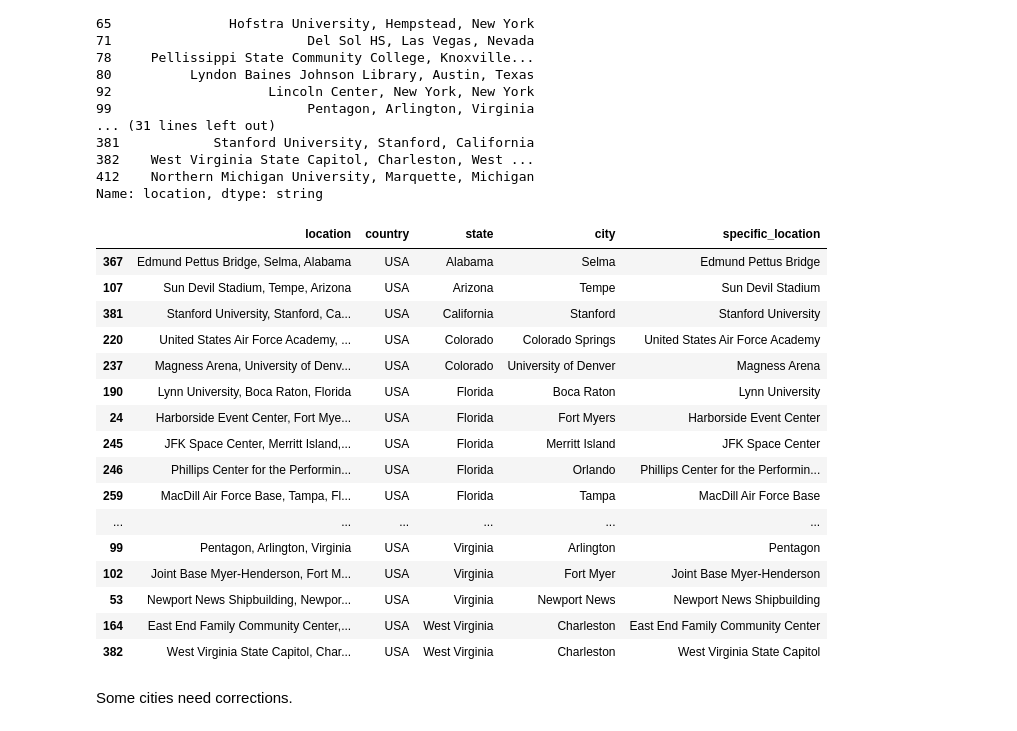
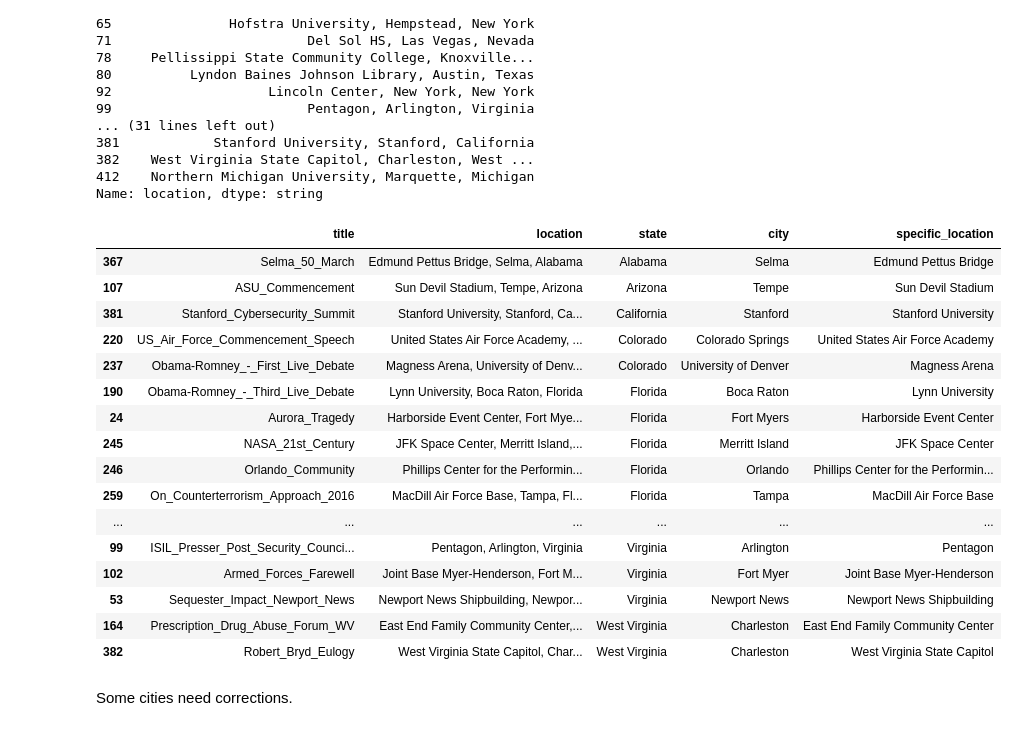
Before and after one commit to jfsalcedo10/mda-kuwait, a Jupyter notebook: notebooks/clean-up-speeches-csv.ipynb, the cells around one changed output. Drawn from its saved outputs; the diff is of its cells as text; code cells hidden in the pictures.

```diff
--- a/notebooks/clean-up-speeches-csv.ipynb
+++ b/notebooks/clean-up-speeches-csv.ipynb
@@ -168,5 +169,5 @@ Change `Washington, D.C.` to `Washington D.C.`.
 # %%
-df['location'] = df.location.str.replace("Washington, D.C.|Washington, DC", repl="Washington D.C.", flags=re.I, regex=True)
+df['location'] = df.location.str.replace("Washington, D.?C.?", repl="Washington D.C.", flags=re.I, regex=True)
 # %% [markdown]
 If `country=='USA'`: We assume the last substring to be the state, the second to last the city and everything before that a more specific locations.
 
@@ -287,0 +311,18 @@ Some cities need corrections.
+# %%
+need_corrections = ['Mayors_Conference_2015','White_House_Correspondents_Dinner_First','Beau_Biden_Eulogy',
+                   'Gun_Violence_Denver','Second_Presidential_Election_Victory_Speech','Joplin_Tornado_Victims_Memorial',
+                   'American_Legion_Conference','Iraq_War_Camp_Lejeune','Martin_Dempsey_Retirement']
+
+states = ['California', 'no_state', 'Delaware', 'Colorado', 'Illinois', 'Missouri', 'Minnesota', 'North Carolina',
+          'Virginia']
+cities = ['San Francisco', 'Washington D.C.', 'Wilmington', 'Denver', 'Chicago', 'Joplin', 'Minneapolis', 'Jacksonville',
+          'Arlington']
+locations = ['Hilton San Francisco Union Square Hotel', 'Washington Hilton Hotel', 'St. Anthony of Padua Church',
+             'Denver Police Academy', 'McCormick Place', 'Missouri Southern University', 'Minneapolis Convention Center',
+             'Camp Lejeune', 'Joint Base Myer-Henderson Hall']
+
+df.loc[df.title.isin(need_corrections), 'state'] = states
+df.loc[df.title.isin(need_corrections), 'city'] = cities
+df.loc[df.title.isin(need_corrections), 'specific_location'] = locations
+df.loc[df.title.isin(need_corrections), ['location','state','city','specific_location']].sort_values(
+    by= ['state','city','specific_location'])
@@ -293,11 +345,11 @@ print(df.loc[select, 'location'])
 
 states = df.loc[select, 'location'].str.extract(r".+?,.+?, *(.+)", flags=re.I)
 cities = df.loc[select, 'location'].str.extract(r".+?, *(.+?),.+", flags=re.I)
-specific_locs = df.loc[select, 'location'].str.extract(r" *(.+?),.+?,.+", flags=re.I)
+locations = df.loc[select, 'location'].str.extract(r" *(.+?),.+?,.+", flags=re.I)
 
 df.loc[select, 'state']  = states.values
 df.loc[select, 'city']  = cities.values
-df.loc[select, 'specific_location'] = specific_locs.values
+df.loc[select, 'specific_location'] = locations.values
 # %% [output]
 0      Sheraton New York Hotel and Towers, New York, ...
 24          Harborside Event Center, Fort Myers, Florida
@@ -317,25 +369,25 @@ df.loc[select, 'specific_location'] = specific_locs.values
 412    Northern Michigan University, Marquette, Michigan
 Name: location, dtype: string
 # %%
-df.loc[select, ['location','country','state','city','specific_location']].sort_values(
+df.loc[select, ['title','location','state','city','specific_location']].sort_values(
     by= ['state','city','specific_location'])
 # %% [output]
-|  | location | country | state | city | specific_location |
-| 367 | Edmund Pettus Bridge, Selma, Alabama | USA | Alabama | Selma | Edmund Pettus Bridge |
-| 107 | Sun Devil Stadium, Tempe, Arizona | USA | Arizona | Tempe | Sun Devil Stadium |
-| 381 | Stanford University, Stanford, Ca... | USA | California | Stanford | Stanford University |
-| 220 | United States Air Force Academy, ... | USA | Colorado | Colorado Springs | United States Air Force Academy |
-| 237 | Magness Arena, University of Denv... | USA | Colorado | University of Denver | Magness Arena |
-| 190 | Lynn University, Boca Raton, Florida | USA | Florida | Boca Raton | Lynn University |
-| 24 | Harborside Event Center, Fort Mye... | USA | Florida | Fort Myers | Harborside Event Center |
-| 245 | JFK Space Center, Merritt Island,... | USA | Florida | Merritt Island | JFK Space Center |
-| 246 | Phillips Center for the Performin... | USA | Florida | Orlando | Phillips Center for the Performin... |
-| 259 | MacDill Air Force Base, Tampa, Fl... | USA | Florida | Tampa | MacDill Air Force Base |
+|  | title | location | state | city | specific_location |
+| 367 | Selma_50_March | Edmund Pettus Bridge, Selma, Alabama | Alabama | Selma | Edmund Pettus Bridge |
+| 107 | ASU_Commencement | Sun Devil Stadium, Tempe, Arizona | Arizona | Tempe | Sun Devil Stadium |
+| 381 | Stanford_Cybersecurity_Summit | Stanford University, Stanford, Ca... | California | Stanford | Stanford University |
+| 220 | US_Air_Force_Commencement_Speech | United States Air Force Academy, ... | Colorado | Colorado Springs | United States Air Force Academy |
+| 237 | Obama-Romney_-_First_Live_Debate | Magness Arena, University of Denv... | Colorado | University of Denver | Magness Arena |
+| 190 | Obama-Romney_-_Third_Live_Debate | Lynn University, Boca Raton, Florida | Florida | Boca Raton | Lynn University |
+| 24 | Aurora_Tragedy | Harborside Event Center, Fort Mye... | Florida | Fort Myers | Harborside Event Center |
+| 245 | NASA_21st_Century | JFK Space Center, Merritt Island,... | Florida | Merritt Island | JFK Space Center |
+| 246 | Orlando_Community | Phillips Center for the Performin... | Florida | Orlando | Phillips Center for the Performin... |
+| 259 | On_Counterterrorism_Approach_2016 | MacDill Air Force Base, Tampa, Fl... | Florida | Tampa | MacDill Air Force Base |
 | ... | ... | ... | ... | ... | ... |
-| 99 | Pentagon, Arlington, Virginia | USA | Virginia | Arlington | Pentagon |
-| 102 | Joint Base Myer-Henderson, Fort M... | USA | Virginia | Fort Myer | Joint Base Myer-Henderson |
-| 53 | Newport News Shipbuilding, Newpor... | USA | Virginia | Newport News | Newport News Shipbuilding |
-| 164 | East End Family Community Center,... | USA | West Virginia | Charleston | East End Family Community Center |
-| 382 | West Virginia State Capitol, Char... | USA | West Virginia | Charleston | West Virginia State Capitol |
+| 99 | ISIL_Presser_Post_Security_Counci... | Pentagon, Arlington, Virginia | Virginia | Arlington | Pentagon |
+| 102 | Armed_Forces_Farewell | Joint Base Myer-Henderson, Fort M... | Virginia | Fort Myer | Joint Base Myer-Henderson |
+| 53 | Sequester_Impact_Newport_News | Newport News Shipbuilding, Newpor... | Virginia | Newport News | Newport News Shipbuilding |
+| 164 | Prescription_Drug_Abuse_Forum_WV | East End Family Community Center,... | West Virginia | Charleston | East End Family Community Center |
+| 382 | Robert_Bryd_Eulogy | West Virginia State Capitol, Char... | West Virginia | Charleston | West Virginia State Capitol |
 # %% [markdown]
 Some cities need corrections.
```
Also changed, not shown: parts of 37 cells of this notebook, 1 other file.
